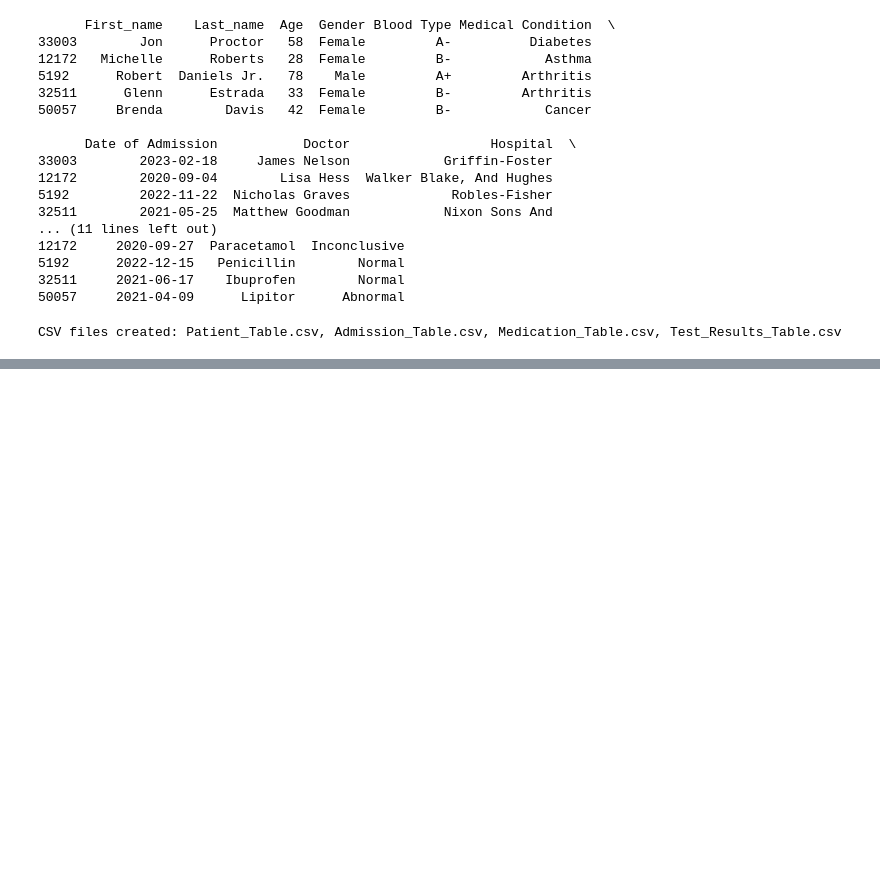
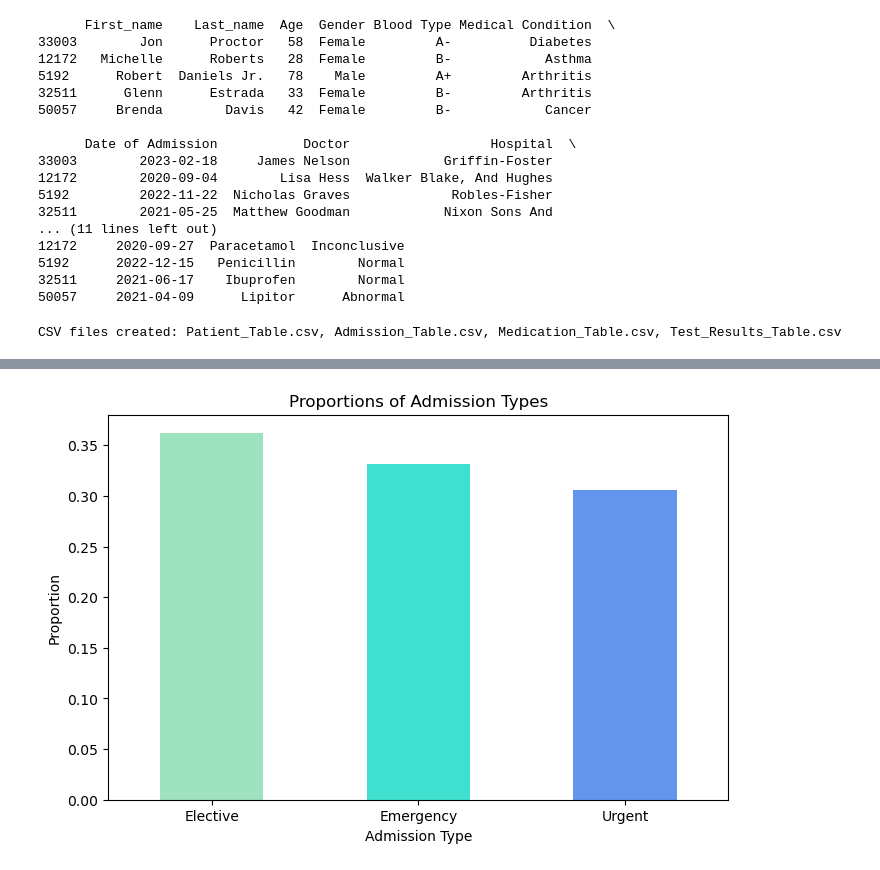
Before and after one commit to kajalkjain/Project-3-Group-2, a Jupyter notebook: Healthcare_cleaning_dataset.ipynb, the cells around one changed output, grey strips where cells are left out. Drawn from its saved outputs; the diff is of its cells as text; code cells hidden in the pictures; blank space fills up the shorter version.

```diff
--- a/Healthcare_cleaning_dataset.ipynb
+++ b/Healthcare_cleaning_dataset.ipynb
@@ -239,0 +296,10 @@ CSV files created: Patient_Table.csv, Admission_Table.csv, Medication_Table.csv,
+# %%
+# bar chart for proportions of admission types
+admission_type_proportions.plot(kind='bar', color=['#9FE2BF', '#40E0D0', '#6495ED'], figsize=(8, 5))
+plt.title('Proportions of Admission Types')
+plt.xlabel('Admission Type')
+plt.ylabel('Proportion')
+plt.xticks(rotation=0)
+plt.show()
+# %% [output]
+[figure, added]
```
Also changed, not shown: parts of 19 cells of this notebook, 1 other file.
